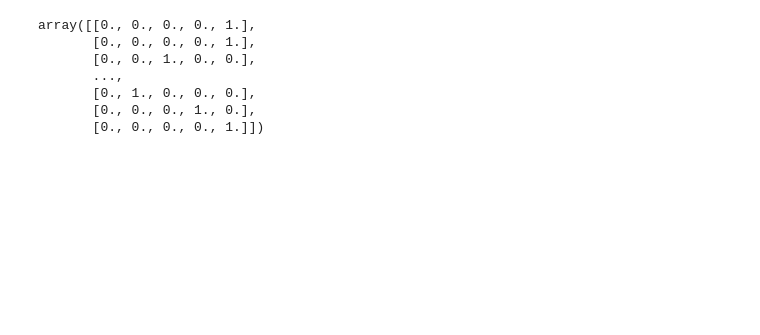
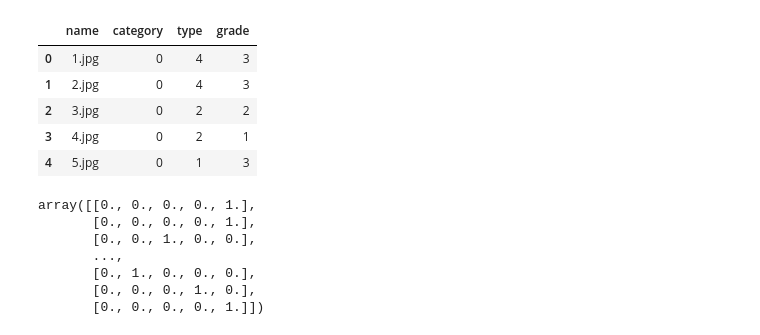
Before and after one commit to saiperam/AIM-OptiClarity, a Jupyter notebook: type_predict.ipynb, the cells around one changed output. Cells and saved outputs as stored; diff of their text form; code cells hidden in the pictures; blank space fills up the shorter version.

```diff
--- a/type_predict.ipynb
+++ b/type_predict.ipynb
@@ -15,6 +17,15 @@ from sklearn.model_selection import train_test_split
 IMG_SIZE =224
 # %%
 df = pd.read_csv('labels.csv')
+# %%
+df.head()
+# %% [output]
+|  | name | category | type | grade |
+| 0 | 1.jpg | 0 | 4 | 3 |
+| 1 | 2.jpg | 0 | 4 | 3 |
+| 2 | 3.jpg | 0 | 2 | 2 |
+| 3 | 4.jpg | 0 | 2 | 1 |
+| 4 | 5.jpg | 0 | 1 | 3 |
 # %%
 image_paths = ['images/'+ name for name in df['name'].values]
 # %%
```
Also changed, not shown: parts of 18 cells of this notebook, 1 other file.
